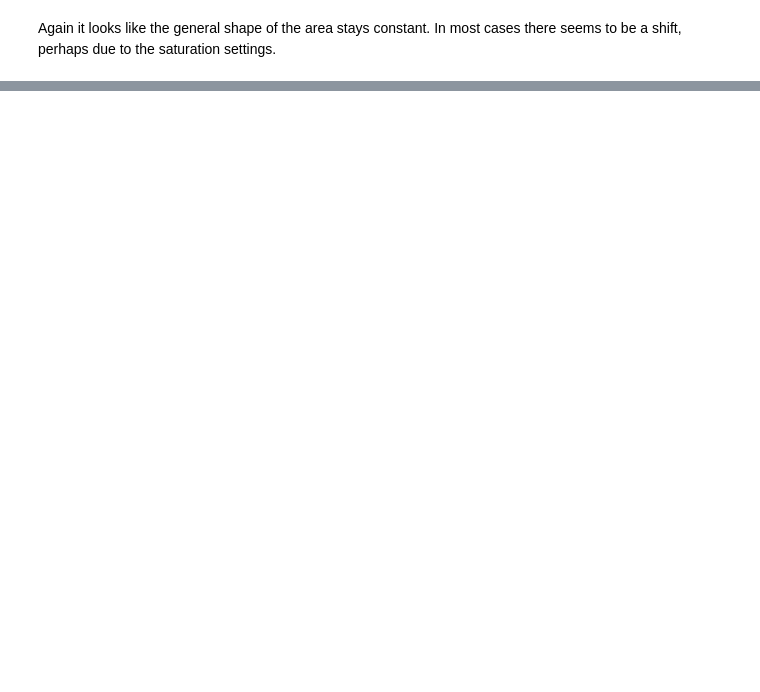
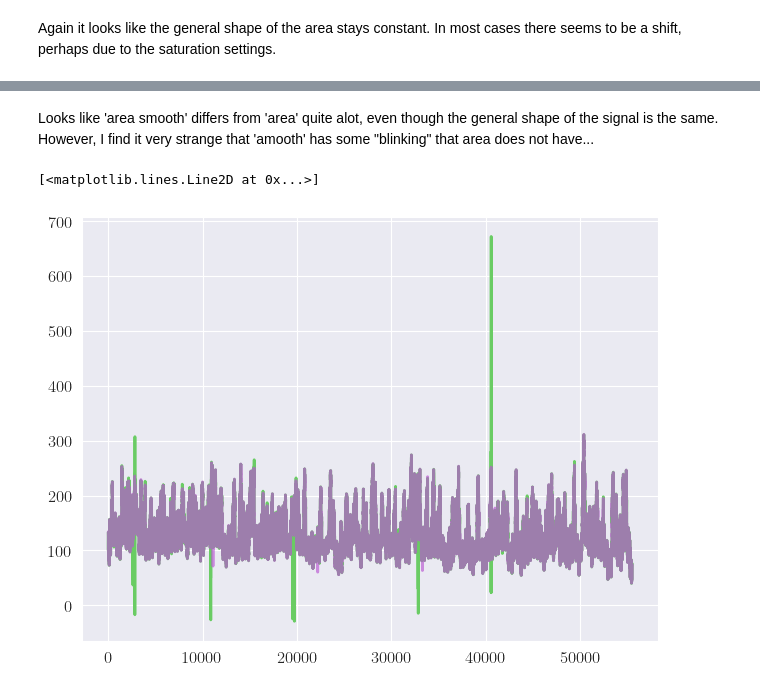
Before and after one commit to EirikSP/MouseProjectGH, a Jupyter notebook: analyse/annalyse.ipynb, the cells around one changed output, grey strips where cells are left out. Drawn from its saved outputs; the diff is of its cells as text; code cells hidden in the pictures; blank space fills up the shorter version.

```diff
--- a/analyse/annalyse.ipynb
+++ b/analyse/annalyse.ipynb
@@ -298,3 +337,8 @@ plt.plot(areas_smooth['000'])
+# %% [markdown]
+Looks like 'area smooth' differs from 'area' quite alot, even though the general shape of the signal is the same. However, I find it very strange that 'amooth' has some "blinking" that area does not have...
 # %%
 plt.plot(areas['001'])
-plt.plot(areas_smooth['001'])
+plt.plot(areas_smooth['001'], alpha=0.65)
+# %% [output]
+[<matplotlib.lines.Line2D at 0x...>]
+[figure, added]
```
Also changed, not shown: parts of 38 cells of this notebook.
